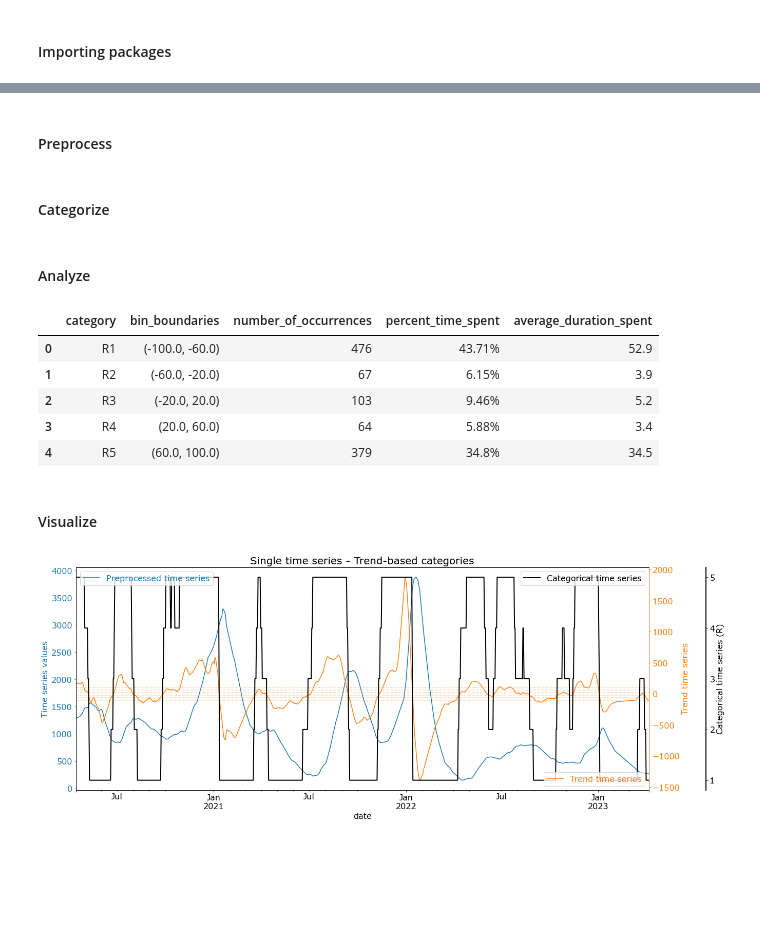
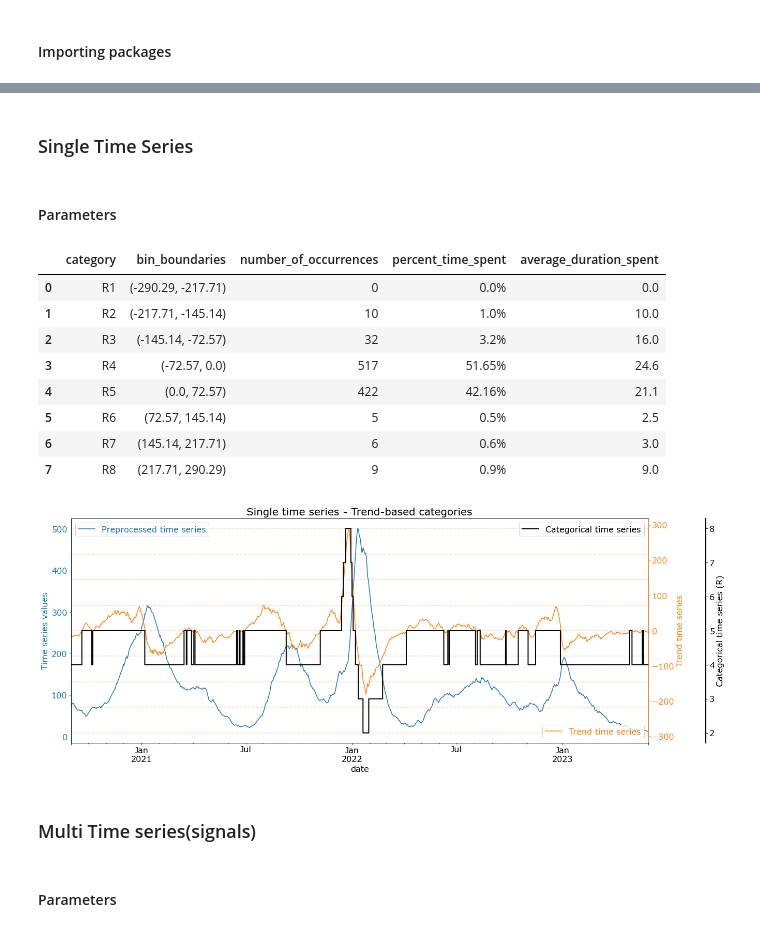
Before and after one commit to NSSAC/PEpiTA, a Jupyter notebook: workflow_notebook.ipynb, the cells around one changed output, grey strips where cells are left out. Drawn from its saved outputs; the diff is of its cells as text; code cells hidden in the pictures; blank space fills up the shorter version.

```diff
--- a/workflow_notebook.ipynb
+++ b/workflow_notebook.ipynb
@@ -14,5 +18,56 @@ import pandas as pd
+# %%
+def single_ts_workflow(input_ts,workflow_type,freq,fill_method,smooth_window,cat_method,num_bins,win_size,custom_range=None,title=None):
+    pp_ts = preprocess.fill_dates(input_ts,freq)
+    pp_ts = preprocess.fill_values(pp_ts,fill_method)
+    pp_ts = preprocess.smoothing(pp_ts,smooth_window)
+
+    if cat_method[0] == 'L':
+        cat_ts, bin_bounds = categorize.level_categorize(pp_ts,cat_method,num_bins,custom_range)
+    else:
+        trend_ts, (cat_ts, bin_bounds) = categorize.trend_categorize(pp_ts,cat_method,win_size,num_bins,custom_range)
+
+    if workflow_type == 'single':
+        ### display plots and table only for single time series workflow
+        if cat_method[0] == 'L':
+            visualize.single_ts_level_plot_nosave(pp_ts,cat_ts,bin_bounds,title)
+        else:
+            visualize.single_ts_trend_plot_nosave(pp_ts,trend_ts,cat_ts,bin_bounds,title)
+        display(analyze.single_ts_analyze(cat_ts,bin_bounds,freq))
+    else:
+        return cat_ts
+# %% [markdown]
+### Single Time Series
+# %% [markdown]
+#### Parameters
+# %%
+### preprocess parameters
+fill_method = 'linear'
+smooth_window = 7
+
+### categorize parameters
+cat_method = 'T-rate'
+num_bins = 8
+win_size = 14
+#custom_range = (0,500)
 # %%
-input_ts = pd.read_csv('data/va_covid_occupancy.csv',parse_dates=['date'])
+workflow_type = 'single'
+freq = 'D'
+input_ts = pd.read_csv('/Users/ajas/NSSAC/PEpiTA/data/va_covid_admissions.csv',parse_dates=['date'])
+# %%
+single_ts_workflow(input_ts,workflow_type,freq,fill_method,smooth_window,cat_method,num_bins,win_size)
+# %% [output]
+|  | category | bin_boundaries | number_of_occurrences | percent_time_spent | average_duration_spent |
+| 0 | R1 | (-290.29, -217.71) | 0 | 0.0% | 0.0 |
+| 1 | R2 | (-217.71, -145.14) | 10 | 1.0% | 10.0 |
+| 2 | R3 | (-145.14, -72.57) | 32 | 3.2% | 16.0 |
+| 3 | R4 | (-72.57, 0.0) | 517 | 51.65% | 24.6 |
+| 4 | R5 | (0.0, 72.57) | 422 | 42.16% | 21.1 |
+| 5 | R6 | (72.57, 145.14) | 5 | 0.5% | 2.5 |
+| 6 | R7 | (145.14, 217.71) | 6 | 0.6% | 3.0 |
+| 7 | R8 | (217.71, 290.29) | 9 | 0.9% | 9.0 |
+[figure, added]
+# %% [markdown]
+### Multi Time series(signals)
 # %% [markdown]
-#### Preprocess
+#### Parameters
 # %%
@@ -35,2 +82,0 @@ pp_ts = preprocess.smoothing(pp_ts,7)
-# %% [markdown]
-#### Categorize
@@ -42,20 +82,0 @@ else:
-# %% [markdown]
-#### Analyze
-# %%
-analyze.single_ts_analyze(cat_ts,bin_bounds,freq)
-# %% [output]
-|  | category | bin_boundaries | number_of_occurrences | percent_time_spent | average_duration_spent |
-| 0 | R1 | (-100.0, -60.0) | 476 | 43.71% | 52.9 |
-| 1 | R2 | (-60.0, -20.0) | 67 | 6.15% | 3.9 |
-| 2 | R3 | (-20.0, 20.0) | 103 | 9.46% | 5.2 |
-| 3 | R4 | (20.0, 60.0) | 64 | 5.88% | 3.4 |
-| 4 | R5 | (60.0, 100.0) | 379 | 34.8% | 34.5 |
-# %% [markdown]
-#### Visualize
-# %%
-if cat_method[0] == 'L':
-    visualize.single_ts_level_plot_nosave(pp_ts,cat_ts,bin_bounds)
-else:
-    visualize.single_ts_trend_plot_nosave(pp_ts,trend_ts,cat_ts,bin_bounds)
-# %% [output]
-[figure, removed]
```
Also changed, not shown: parts of 9 cells of this notebook, 1 other file.
